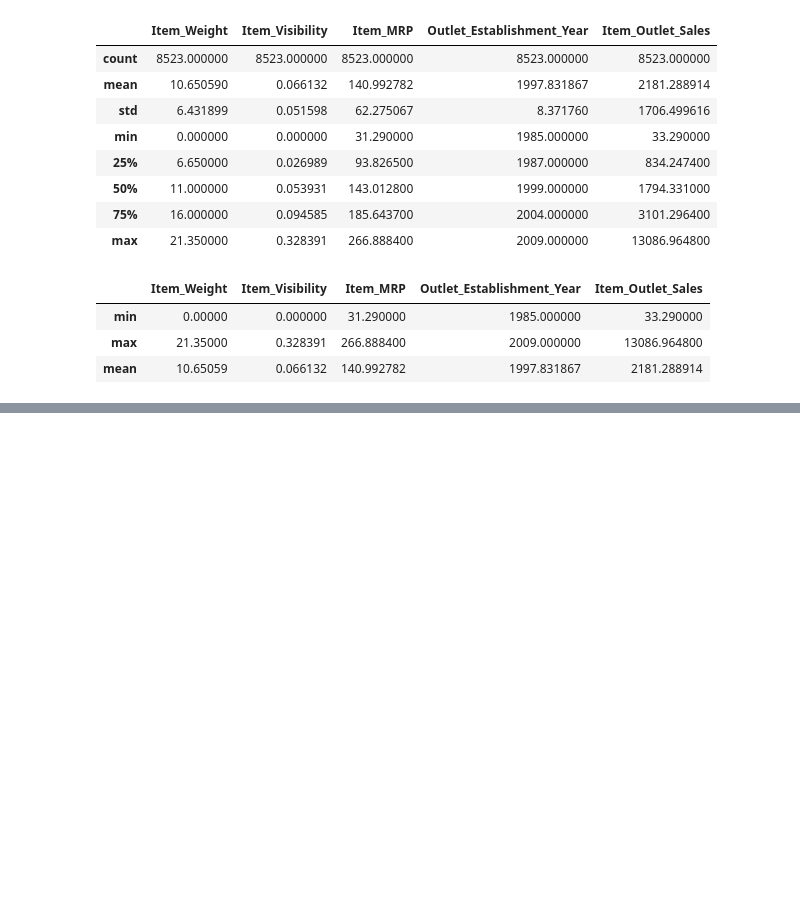
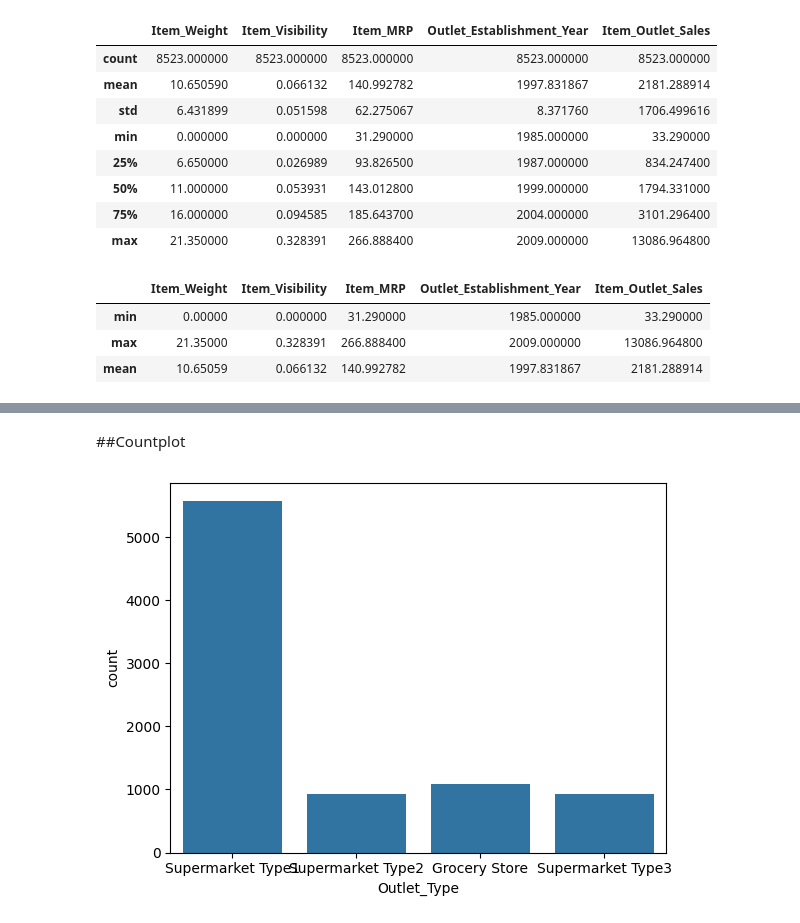
Before and after one commit to HanaaMaswada/Prediction-of-Product-Sales, a Jupyter notebook: Project_1_Part_2_(Core).ipynb, the cells around one changed output, grey strips where cells are left out. Drawn from its saved outputs; the diff is of its cells as text; code cells hidden in the pictures; blank space fills up the shorter version.

```diff
--- a/Project_1_Part_2_(Core).ipynb
+++ b/Project_1_Part_2_(Core).ipynb
@@ -185,0 +205,7 @@ df.select_dtypes(include=['int64','float64']).agg(['min','max','mean'])
+# %% [markdown]
+##Countplot
+# %%
+sns.countplot(x=df['Outlet_Type'])
+plt.show()
+# %% [output]
+[figure, added]
```
Also changed, not shown: parts of 8 cells of this notebook.
